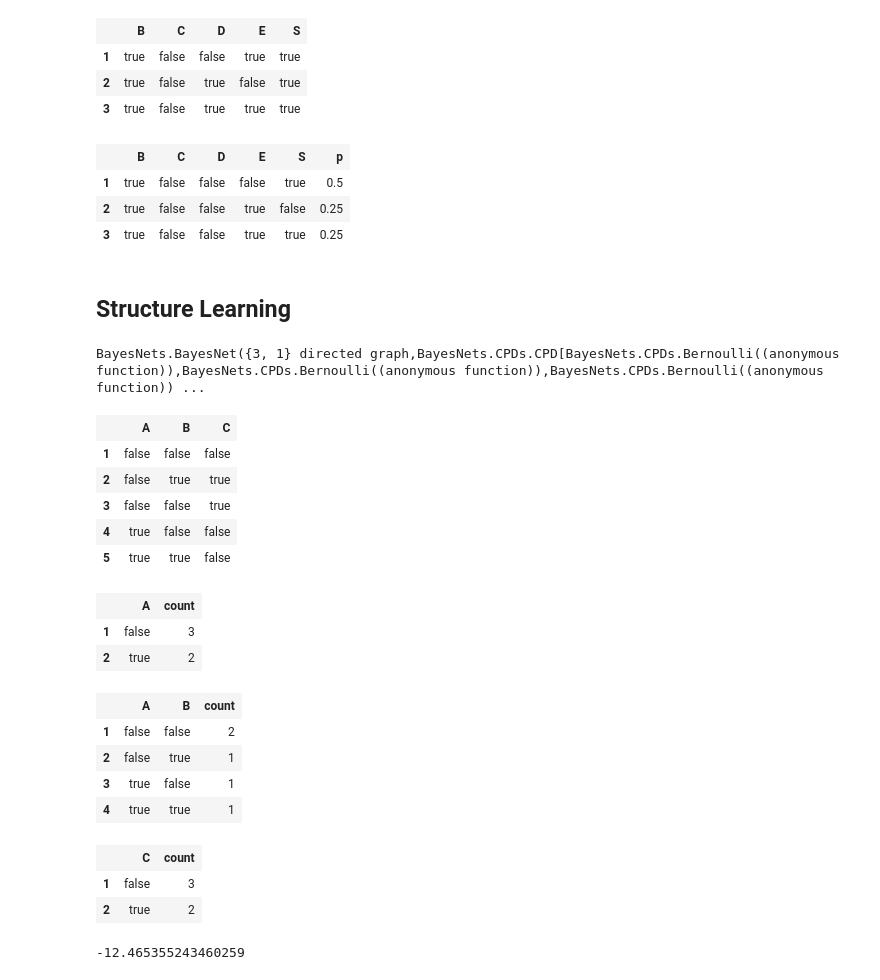
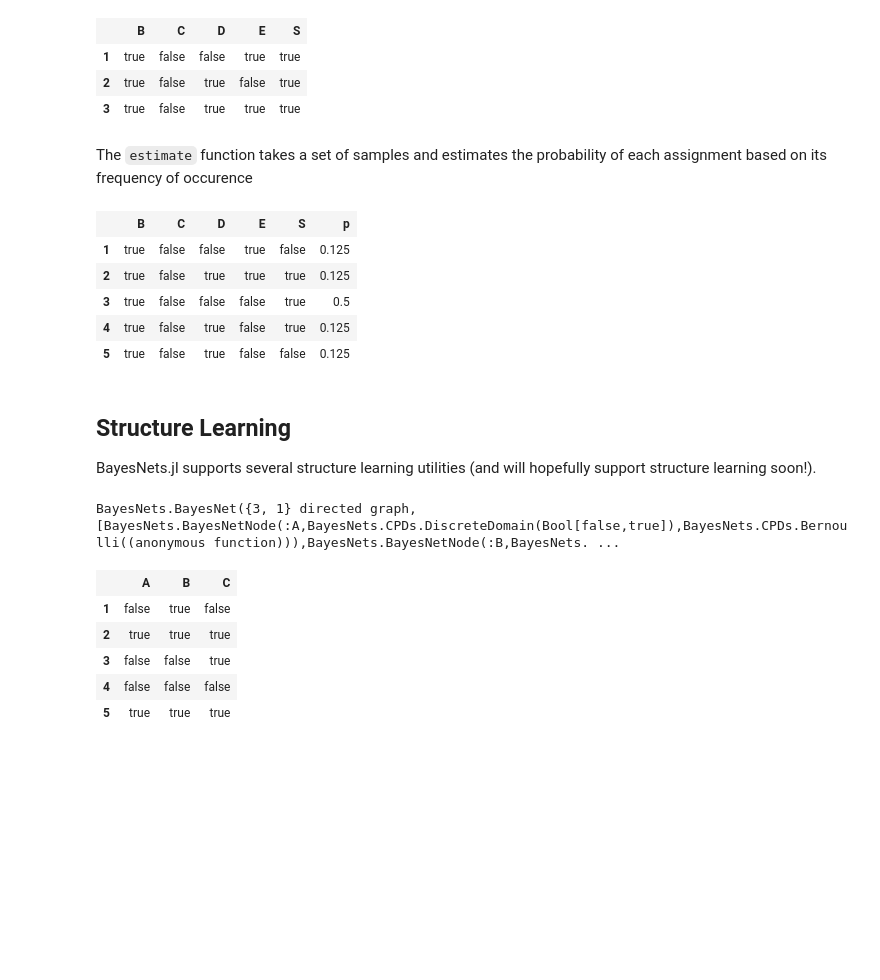
Before and after one commit to sisl/BayesNets.jl, a Jupyter notebook: doc/BayesNets.ipynb, the cells around one changed output. Cells and saved outputs as stored; diff of their text form; code cells hidden in the pictures; blank space fills up the shorter version.

Commit message:
updated jnotebook documentation and fixed network construction via rand_bernoulli_dict

```diff
--- a/doc/BayesNets.ipynb
+++ b/doc/BayesNets.ipynb
@@ -20,0 +25,12 @@ setCPD!(b, :C, CPDs.Bernoulli([:E], randBernoulliDict(1)));
+# %%
+bn = BayesNet([:B, :S, :E, :D, :C]) # construct an edgeless network with five variables
+                                    # note that this defaults to binary variables with 50/50 Bernoulli CPDs
+add_edges!(bn, [(:B, :E), (:S, :E), (:E, :D), (:E, :C)]) # add edges, does not change CPDs
+
+set_CPD!(bn, :B, CPDs.Bernoulli(0.1))
+set_CPD!(bn, :S, CPDs.Bernoulli(0.5))
+set_CPD!(bn, :E, CPDs.Bernoulli([:B, :S], rand_bernoulli_dict(2)))
+set_CPD!(bn, :D, CPDs.Bernoulli([:E], rand_bernoulli_dict(1)))
+set_CPD!(bn, :C, CPDs.Bernoulli([:E], rand_bernoulli_dict(1)))
+
+bn
@@ -107,49 +151,37 @@ t = randTable(b, numSamples=10, consistentWith=[:B=>true, :C=>false])
 | 1 | true | false | false | true | true |
 | 2 | true | false | true | false | true |
 | 3 | true | false | true | true | true |
+# %% [markdown]
+The `estimate` function takes a set of samples and estimates the probability of each assignment based on its frequency of occurence
 # %%
-t = randTable(b, numSamples=100, consistentWith=[:B=>true, :C=>false])
+t = rand_table(bn, numSamples=100, consistentWith=Dict(:B=>true, :C=>false))
 estimate(t)
 # %% [output]
 |  | B | C | D | E | S | p |
-| 1 | true | false | false | false | true | 0.5 |
-| 2 | true | false | false | true | false | 0.25 |
-| 3 | true | false | false | true | true | 0.25 |
+| 1 | true | false | false | true | false | 0.125 |
+| 2 | true | false | true | true | true | 0.125 |
+| 3 | true | false | false | false | true | 0.5 |
+| 4 | true | false | true | false | true | 0.125 |
+| 5 | true | false | true | false | false | 0.125 |
-# %% [markdown]
-## Structure Learning
+# %% [markdown]
+## Structure Learning
+
+BayesNets.jl supports several structure learning utilities (and will hopefully support structure learning soon!).
 # %%
-b = BayesNet([:A, :B, :C])
-addEdge!(b, :A, :B)
-setCPD!(b, :A, CPDs.Bernoulli(0.5))
-setCPD!(b, :B, CPDs.Bernoulli(m->(m[:A] ? 0.5 : 0.45)))
-setCPD!(b, :C, CPDs.Bernoulli(0.5))
-b
+bn = BayesNet([:A, :B, :C])
+add_edge!(bn, :A, :B)
+set_CPD!(bn, :A, CPDs.Bernoulli(0.5))
+set_CPD!(bn, :B, CPDs.Bernoulli(m->(m[:A] ? 0.5 : 0.45)))
+set_CPD!(bn, :C, CPDs.Bernoulli(0.5))
+bn
 # %% [output]
-BayesNets.BayesNet({3, 1} directed graph,BayesNets.CPDs.CPD[BayesNets.CPDs.Bernoulli((anonymous function)),BayesNets.CPDs.Bernoulli((anonymous function)),BayesNets.CPDs.Bernoulli((anonymous function)) ...
+BayesNets.BayesNet({3, 1} directed graph,[BayesNets.BayesNetNode(:A,BayesNets.CPDs.DiscreteDomain(Bool[false,true]),BayesNets.CPDs.Bernoulli((anonymous function))),BayesNets.BayesNetNode(:B,BayesNets. ...
 # %%
-d = randTable(b, numSamples = 5)
+d = rand_table(bn, numSamples=5) # generate a dataset
 # %% [output]
 |  | A | B | C |
-| 1 | false | false | false |
-| 2 | false | true | true |
+| 1 | false | true | false |
+| 2 | true | true | true |
 | 3 | false | false | true |
-| 4 | true | false | false |
-| 5 | true | true | false |
+| 4 | false | false | false |
+| 5 | true | true | true |
-# %%
-count(b, d)
-# %% [output]
-|  | A | count |
-| 1 | false | 3 |
-| 2 | true | 2 |
-|  | A | B | count |
-| 1 | false | false | 2 |
-| 2 | false | true | 1 |
-| 3 | true | false | 1 |
-| 4 | true | true | 1 |
-|  | C | count |
-| 1 | false | 3 |
-| 2 | true | 2 |
-# %%
-logBayesScore(b, d)
-# %% [output]
--12.465355243460259
```
Also changed, not shown: parts of 38 cells of this notebook, 10 other files.
